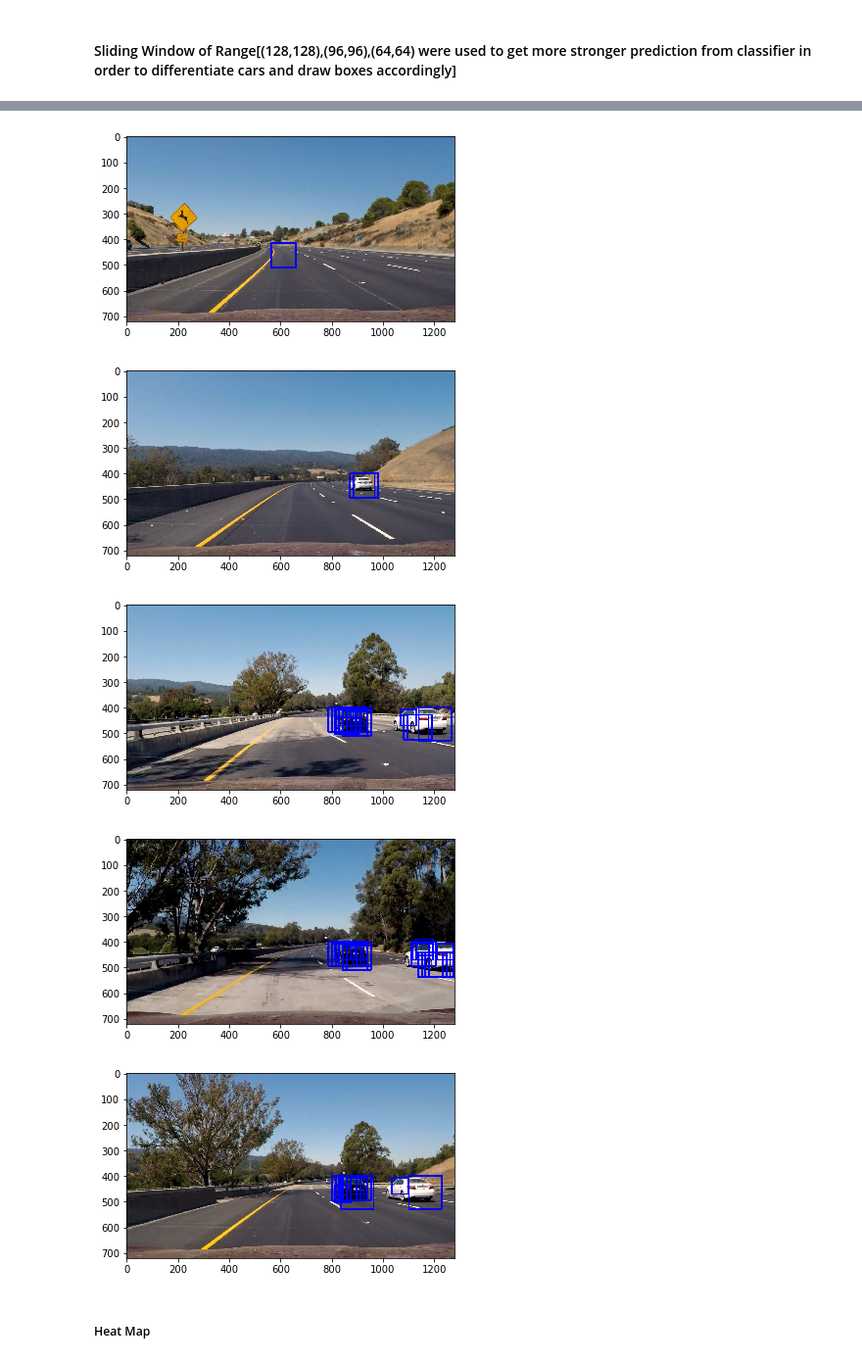
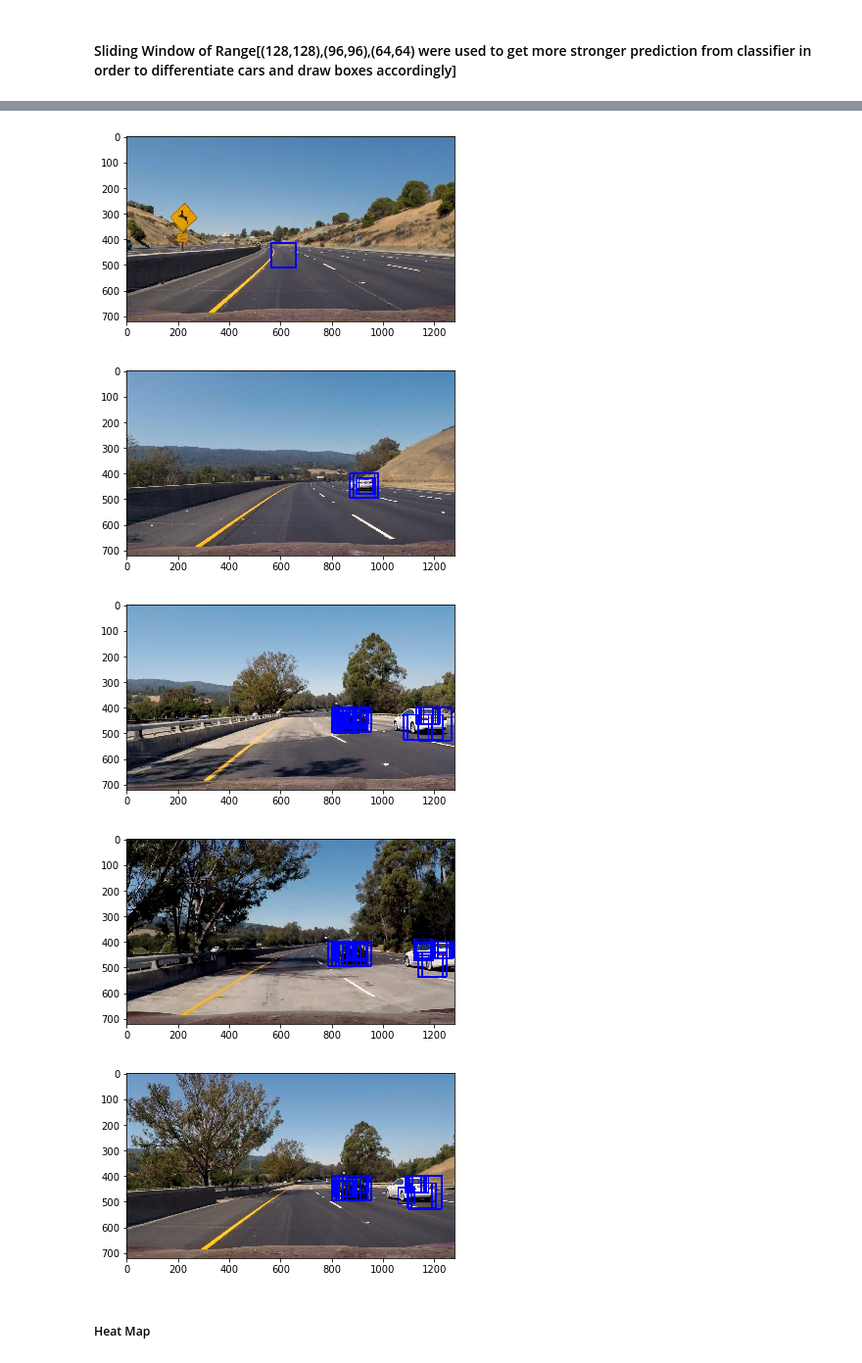
Before and after one commit to ameysharma/Vehicle_Detection, a Jupyter notebook: Vehicle_Tracking.ipynb, the cells around one changed output, grey strips where cells are left out. Shown at 98% size. Drawn from its saved outputs; the diff is of its cells as text; code cells hidden in the pictures.

```diff
--- a/Vehicle_Tracking.ipynb
+++ b/Vehicle_Tracking.ipynb
@@ -291,7 +291,7 @@ def search_windows(img, windows, svc, scaler, color_space='RGB',
 
             #7) If positive (prediction == 1) then save the window
         if prediction==1:
-            if svc.decision_function(test_features) >0.60:
+            if svc.decision_function(test_features) >.70:
                 on_windows.append(window)
     #8) Return windows for positive detections
     return on_windows
@@ -371,7 +371,7 @@ for images in glob.glob('test_images/test*.jpg'):
     windows+= slide_window(img, x_start_stop=[32, None], y_start_stop=[400,600],
                     xy_window=(96, 96), xy_overlap=(0.85, 0.85))
     windows+= slide_window(img, x_start_stop=[412, 1280], y_start_stop=[390,540],
-                    xy_window=(64, 64), xy_overlap=(0.75, 0.75))
+                    xy_window=(64, 64), xy_overlap=(0.85, 0.85))
 
 
     hot_windows=search_windows(img, windows, svc, X_scaler, color_space=colorspace,
@@ -389,8 +389,8 @@ for images in glob.glob('test_images/test*.jpg'):
 [figure]
-[figure, old version]
+[figure, new version]
-[figure, old version]
+[figure, new version]
-[figure, old version]
+[figure, new version]
-[figure, old version]
+[figure, new version]
 # %% [markdown]
 ##### Heat Map
 # %%
```
Also changed, not shown: parts of 8 cells of this notebook, 3 other files.
